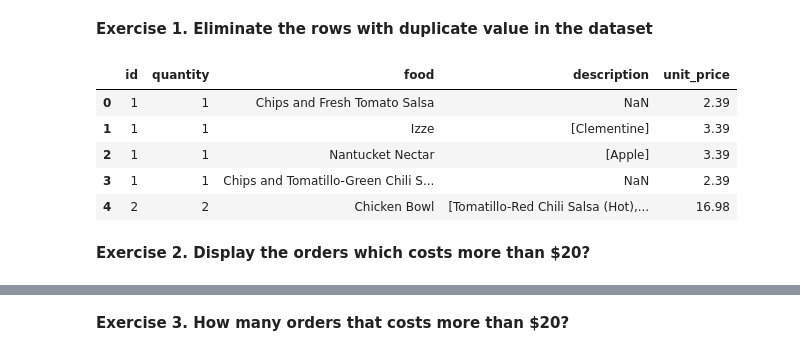
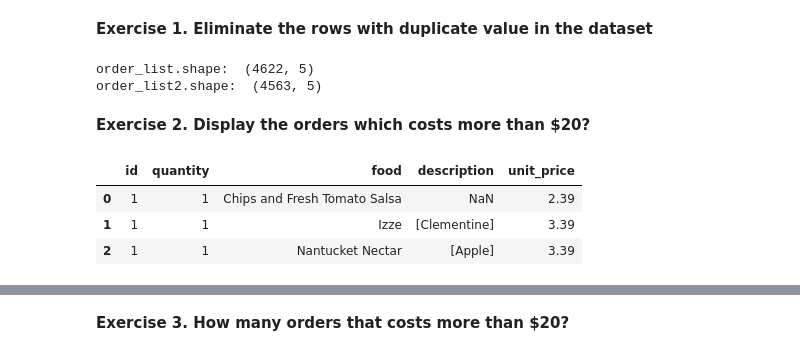
Before and after one commit to ChhailengTim/data_science_basic, a Jupyter notebook: Python_DS6/practics/Week_3_Food.ipynb, the cells around one changed output, grey strips where cells are left out. Drawn from its saved outputs; the diff is of its cells as text; code cells hidden in the pictures.

```diff
--- a/Python_DS6/practics/Week_3_Food.ipynb
+++ b/Python_DS6/practics/Week_3_Food.ipynb
@@ -37,14 +37,3 @@ order_list.head()
 | 4 | 2 | 2 | Chicken Bowl | [Tomatillo-Red Chili Salsa (Hot),... | 16.98 |
 # %% [markdown]
 <b>Exercise 1. Eliminate the rows with duplicate value in the dataset</b>
-# %%
-order_list_2 = order_list.drop_duplicates()
-order_list_2.shape
-order_list_2.head()
-# %% [output]
-|  | id | quantity | food | description | unit_price |
-| 0 | 1 | 1 | Chips and Fresh Tomato Salsa | NaN | 2.39 |
-| 1 | 1 | 1 | Izze | [Clementine] | 3.39 |
-| 2 | 1 | 1 | Nantucket Nectar | [Apple] | 3.39 |
-| 3 | 1 | 1 | Chips and Tomatillo-Green Chili S... | NaN | 2.39 |
-| 4 | 2 | 2 | Chicken Bowl | [Tomatillo-Red Chili Salsa (Hot),... | 16.98 |
@@ -51,3 +42,16 @@ order_list_2.head()
+# %%
+print('order_list.shape: ', order_list.shape)
+print('order_list2.shape: ', order_list2.shape)
+# %% [output]
+order_list.shape:  (4622, 5)
+order_list2.shape:  (4563, 5)
 # %% [markdown]
 <b>Exercise 2. Display the orders which costs more than $20?</b>
+# %%
+order_list2.head(3)
+# %% [output]
+|  | id | quantity | food | description | unit_price |
+| 0 | 1 | 1 | Chips and Fresh Tomato Salsa | NaN | 2.39 |
+| 1 | 1 | 1 | Izze | [Clementine] | 3.39 |
+| 2 | 1 | 1 | Nantucket Nectar | [Apple] | 3.39 |
 # %%
```
Also changed, not shown: parts of 14 cells of this notebook.
